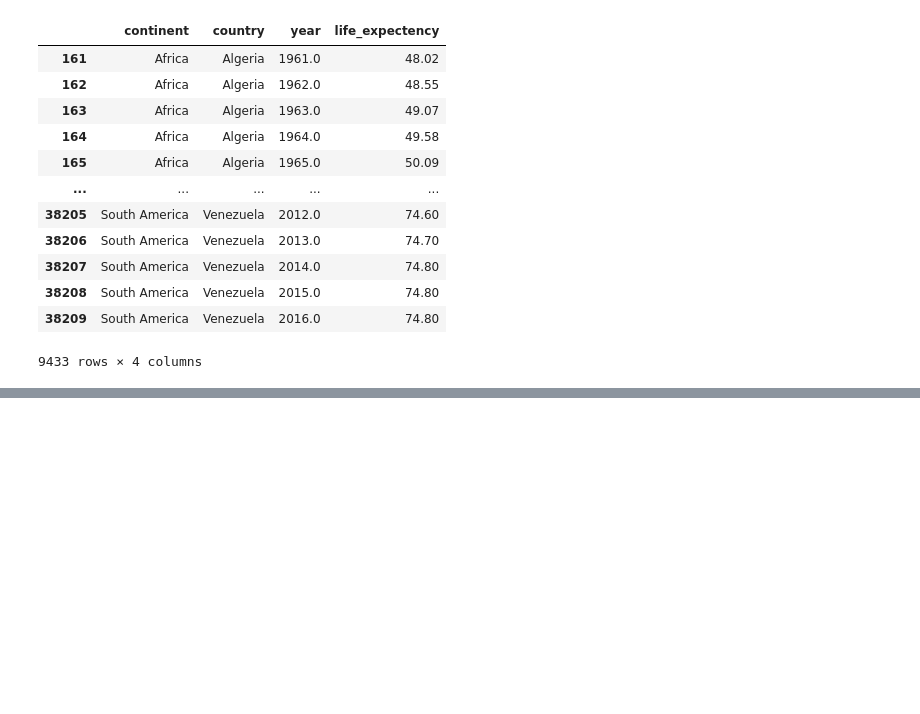
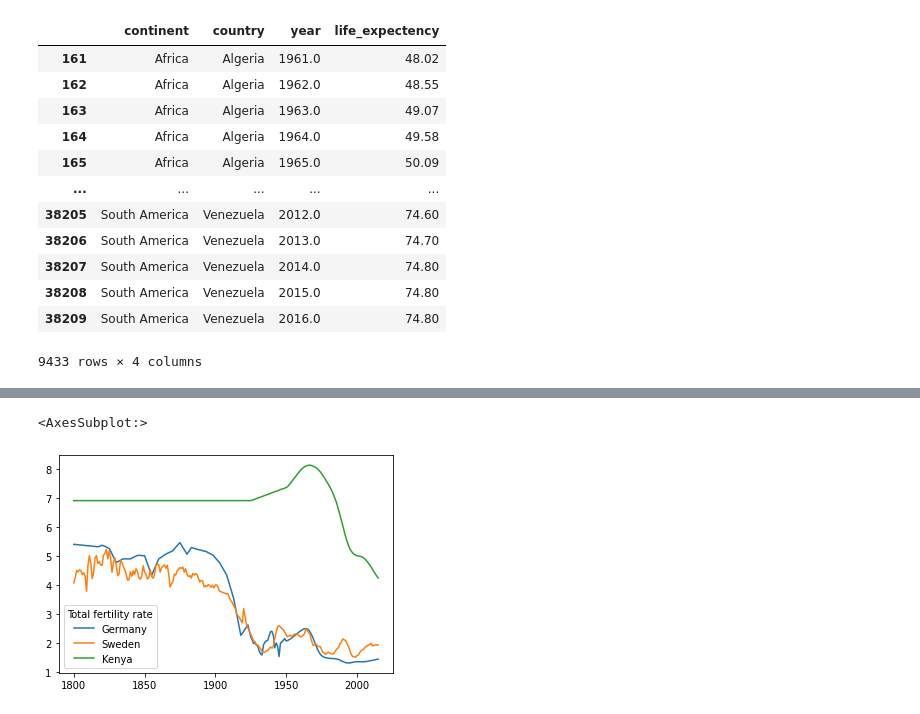
Before and after one commit to greentopsecret/random-forest-fennel-student-code, a Jupyter notebook: week_01/1.9-data-wrangling.ipynb, the cells around one changed output, grey strips where cells are left out. Saved outputs shown, nothing was run; the diff lists cells and outputs as text; code cells hidden in the pictures; blank space fills up the shorter version.

```diff
--- a/week_01/1.9-data-wrangling.ipynb
+++ b/week_01/1.9-data-wrangling.ipynb
@@ -182,0 +297,6 @@ merged_df
+# %%
+# 9. Three countries over time
+df.loc[['Germany', 'Sweden', 'Kenya']].transpose().plot()
+# %% [output]
+<AxesSubplot:>
+[figure, added]
```
Also changed, not shown: parts of 14 cells of this notebook, 2 other files.
